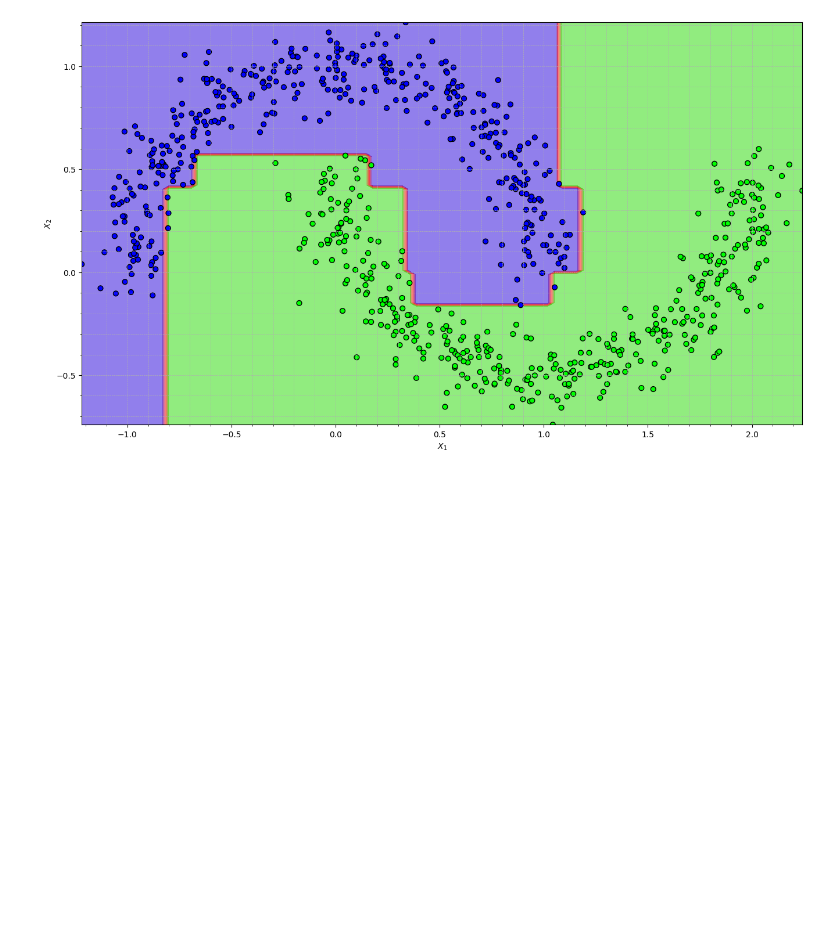
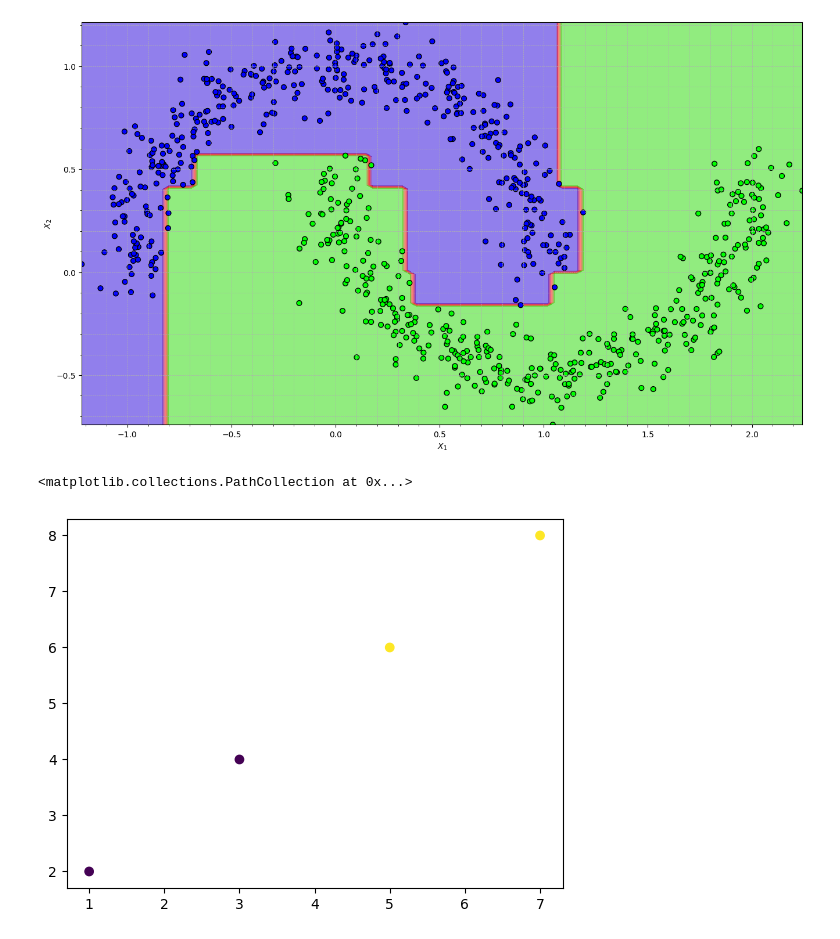
Before and after one commit to Ismaril/training, a Jupyter notebook: AI/algorithms_from_scratch/decision_tree/decision_tree_classification.ipynb, the cells around one changed output. Saved outputs shown, nothing was run; the diff lists cells and outputs as text; code cells hidden in the pictures; blank space fills up the shorter version.

```diff
--- a/AI/algorithms_from_scratch/decision_tree/decision_tree_classification.ipynb
+++ b/AI/algorithms_from_scratch/decision_tree/decision_tree_classification.ipynb
@@ -259,3 +260,12 @@ plot2 = Plots()
 plot2.plot_decision_boundary(dc_clf2, X_train, y_train)
 # %% [output]
 [figure]
+# %%
+#TODO: Just for testin purposes - will be deleted
+X = np.array([[1, 2], [3, 4], [5, 6], [7, 8]])
+y = np.array([0, 0, 1, 1])
+
+plt.scatter(X[:, 0], X[:, 1], c=y)
+# %% [output]
+<matplotlib.collections.PathCollection at 0x...>
+[figure, added]
```
Also changed, not shown: parts of 1 cell of this notebook.
